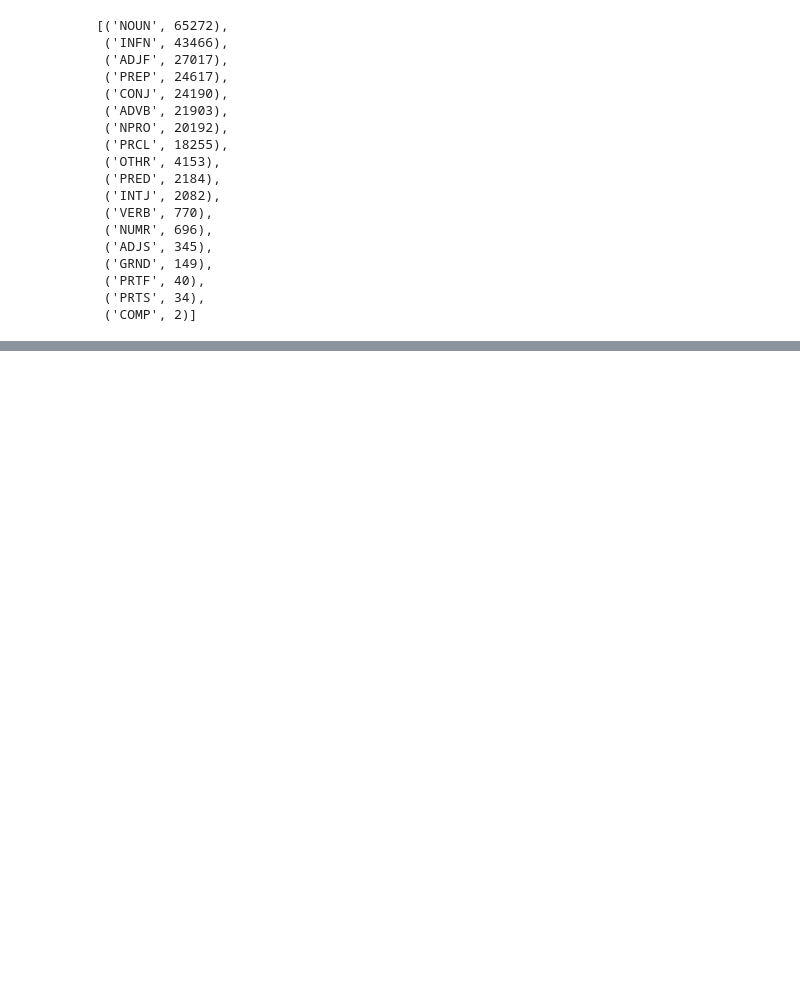
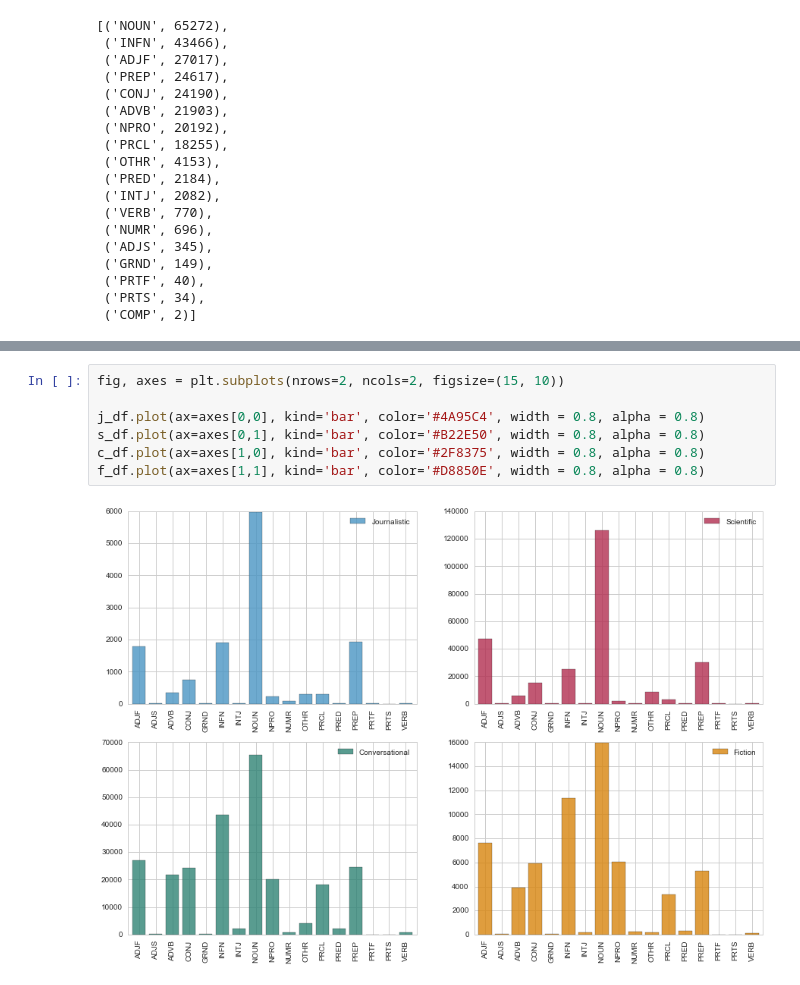
Before and after one commit to dbulgakov/HSE_DataMiningHW, a Jupyter notebook: Practical ML/Homeworks/Solutions/HW1/HW1.ipynb, the cells around one changed output, grey strips where cells are left out. Drawn from its saved outputs; the diff is of its cells as text; blank space fills up the shorter version.

```diff
--- a/Practical ML/Homeworks/Solutions/HW1/HW1.ipynb
+++ b/Practical ML/Homeworks/Solutions/HW1/HW1.ipynb
@@ -475,0 +617,9 @@ sorted(c_dict.items(), key = itemgetter(1), reverse = True)
+# %%
+fig, axes = plt.subplots(nrows=2, ncols=2, figsize=(15, 10))
+
+j_df.plot(ax=axes[0,0], kind='bar', color='#4A95C4', width = 0.8, alpha = 0.8)
+s_df.plot(ax=axes[0,1], kind='bar', color='#B22E50', width = 0.8, alpha = 0.8)
+c_df.plot(ax=axes[1,0], kind='bar', color='#2F8375', width = 0.8, alpha = 0.8)
+f_df.plot(ax=axes[1,1], kind='bar', color='#D8850E', width = 0.8, alpha = 0.8)
+# %% [output]
+[figure, added]
```
Also changed, not shown: parts of 29 cells of this notebook.
